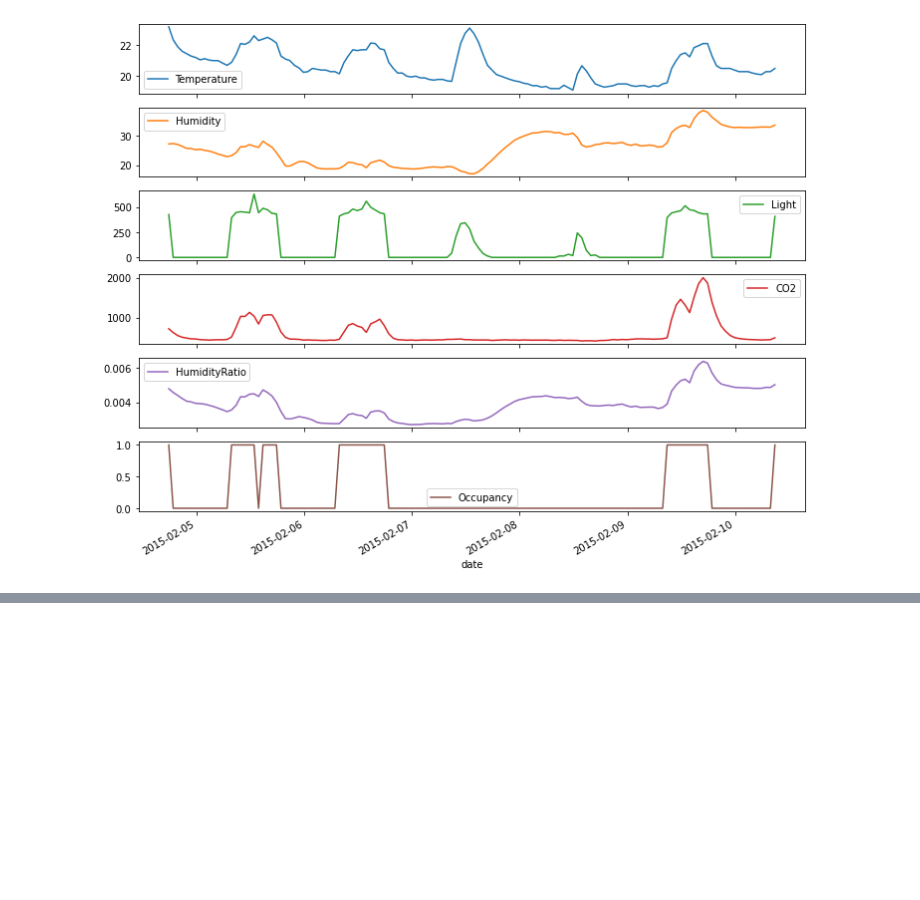
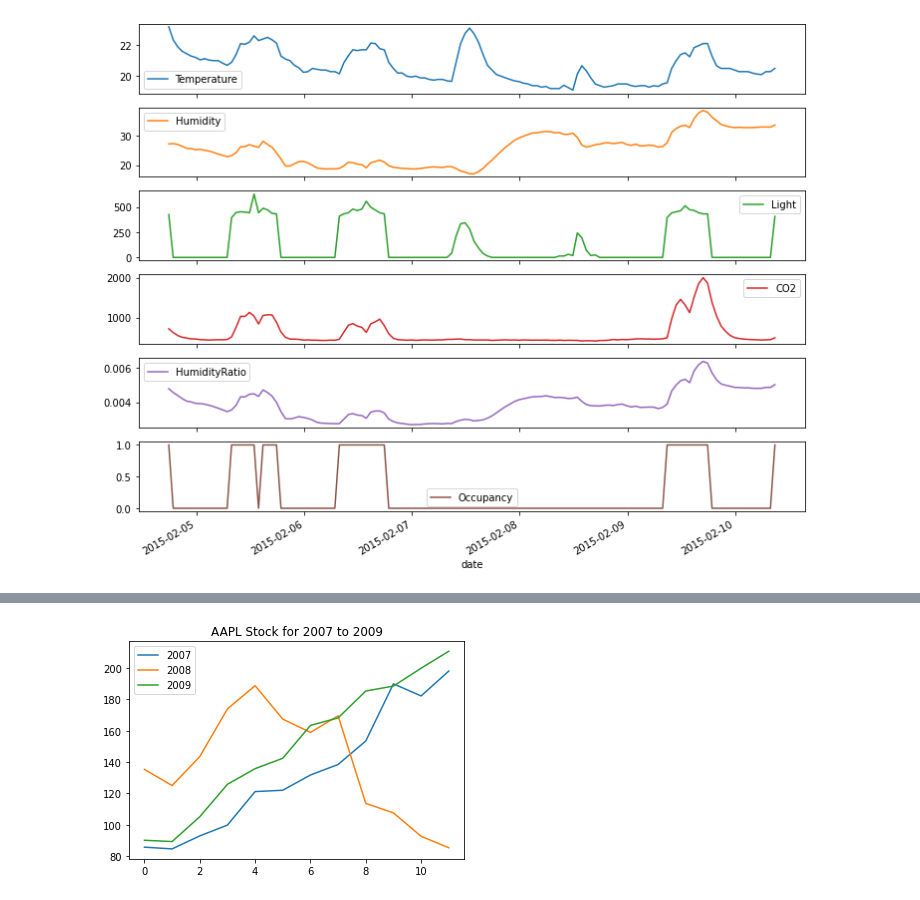
Before and after one commit to GabeMaldonado/JupyterNotebooks, a Jupyter notebook: TimeSeries.ipynb, the cells around one changed output, grey strips where cells are left out. Drawn from its saved outputs; the diff is of its cells as text; code cells hidden in the pictures; blank space fills up the shorter version.

```diff
--- a/TimeSeries.ipynb
+++ b/TimeSeries.ipynb
@@ -328,3 +328,9 @@ memory usage: 7.4 KB
 df.asfreq('H').plot(subplots=True, figsize = (12,10));
 # %% [output]
 [figure]
+# %%
+# import library for toy datasets
+from vega_datasets import data as vds
+
+df_stocks = vds.stocks()
+df_stocks.head()
@@ -330,0 +366,6 @@ df.asfreq('H').plot(subplots=True, figsize = (12,10));
+# %%
+# Create a new dataframe only for AAPL stock
+
+df_aapl = df_stocks.loc[(df_stocks['symbol'] == 'AAPL')]
+
+df_aapl.head()
@@ -330,0 +379,3 @@ df.asfreq('H').plot(subplots=True, figsize = (12,10));
+# %%
+# set date as index
+df_aapl.set_index('date', inplace=True)
@@ -330,0 +387,15 @@ df.asfreq('H').plot(subplots=True, figsize = (12,10));
+# %%
+# Create an empty dataframe for stock prices
+prices = pd.DataFrame()
+
+# Select data for each year and concatenate with prices
+for year in ['2007', '2008', '2009']:
+    price_per_year = df_aapl.loc[year, ['price']].reset_index(drop=True)
+    price_per_year.rename(columns={'price': year}, inplace=True)
+    prices = pd.concat([prices, price_per_year], axis=1)
+
+# Plot prices
+prices.plot(title="AAPL Stock for 2007 to 2009")
+plt.show()
+# %% [output]
+[figure, added]
```
Also changed, not shown: parts of 18 cells of this notebook.
